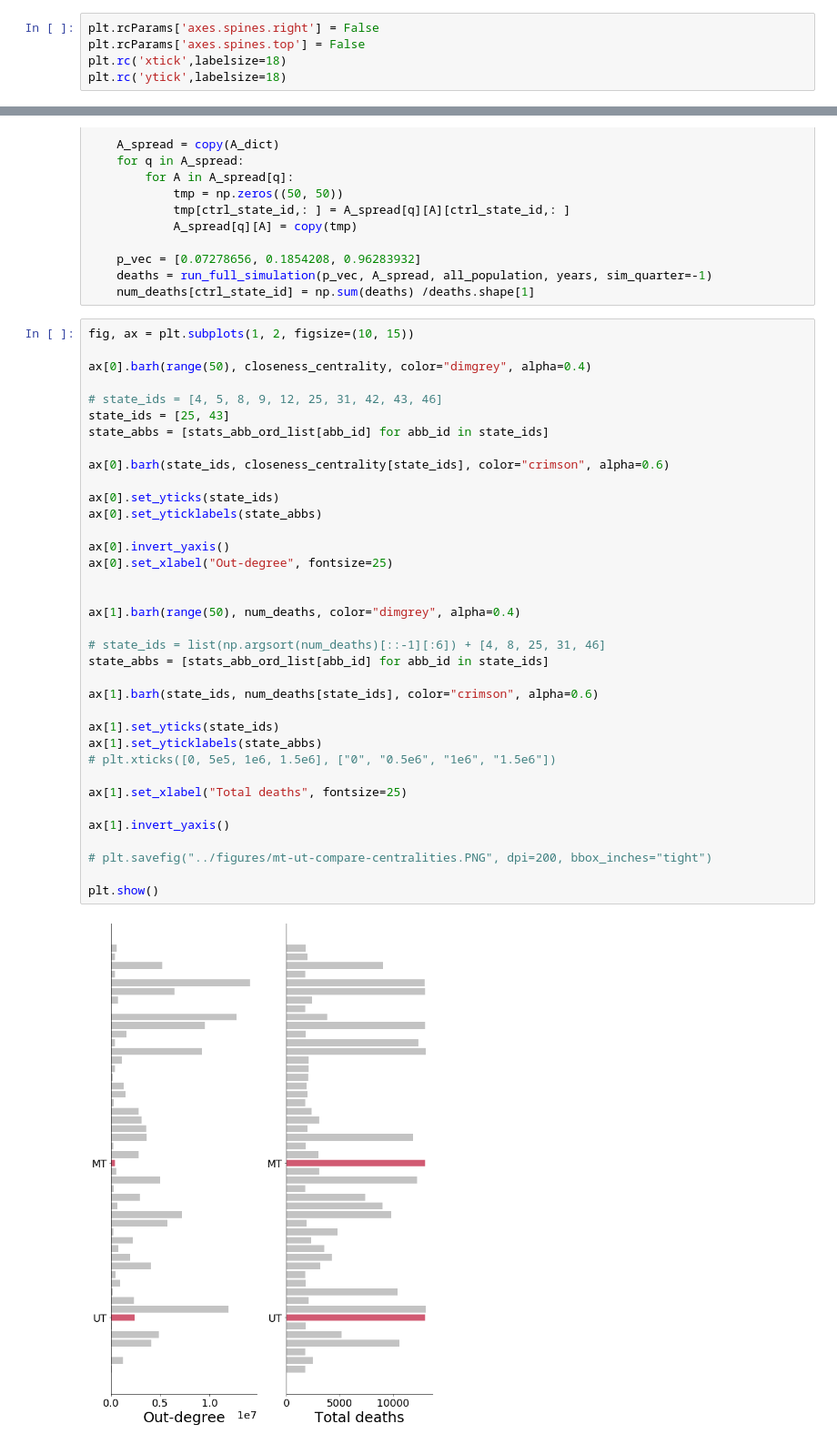
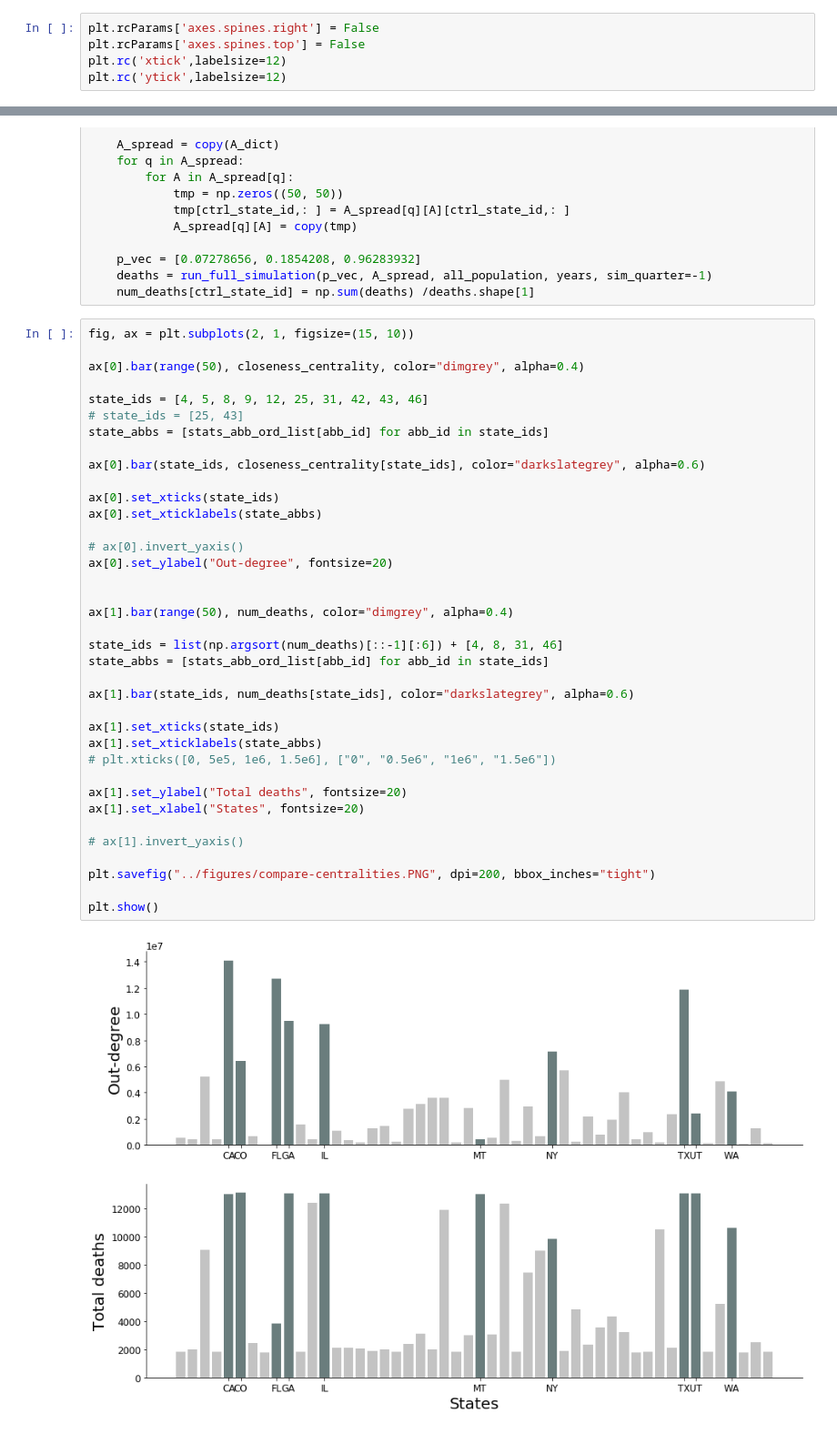
Before and after one commit to klepikhina/CSCI5352-AirTravelInfluenza, a Jupyter notebook: Code/simulations.ipynb, the cells around one changed output, grey strips where cells are left out. Shown at 91% size. Cells and saved outputs as stored; diff of their text form.

Commit message:
Plotting stuff for report

```diff
--- a/Code/simulations.ipynb
+++ b/Code/simulations.ipynb
@@ -380,8 +387,8 @@ closeness_centrality /= ctr
 # %%
 plt.rcParams['axes.spines.right'] = False
 plt.rcParams['axes.spines.top'] = False
-plt.rc('xtick',labelsize=18)
-plt.rc('ytick',labelsize=18)
+plt.rc('xtick',labelsize=12)
+plt.rc('ytick',labelsize=12)
 # %% [markdown]
 ### Spreading centrality
 # %%
@@ -400,40 +407,41 @@ for ctrl_state_id in range(50):
     deaths = run_full_simulation(p_vec, A_spread, all_population, years, sim_quarter=-1)
     num_deaths[ctrl_state_id] = np.sum(deaths) /deaths.shape[1]
 # %%
-fig, ax = plt.subplots(1, 2, figsize=(10, 15))
+fig, ax = plt.subplots(2, 1, figsize=(15, 10))
 
-ax[0].barh(range(50), closeness_centrality, color="dimgrey", alpha=0.4)
+ax[0].bar(range(50), closeness_centrality, color="dimgrey", alpha=0.4)
 
-# state_ids = [4, 5, 8, 9, 12, 25, 31, 42, 43, 46]
-state_ids = [25, 43]
+state_ids = [4, 5, 8, 9, 12, 25, 31, 42, 43, 46]
+# state_ids = [25, 43]
 state_abbs = [stats_abb_ord_list[abb_id] for abb_id in state_ids]
 
-ax[0].barh(state_ids, closeness_centrality[state_ids], color="crimson", alpha=0.6)
+ax[0].bar(state_ids, closeness_centrality[state_ids], color="darkslategrey", alpha=0.6)
 
-ax[0].set_yticks(state_ids)
-ax[0].set_yticklabels(state_abbs)
+ax[0].set_xticks(state_ids)
+ax[0].set_xticklabels(state_abbs)
 
-ax[0].invert_yaxis()
-ax[0].set_xlabel("Out-degree", fontsize=25)
+# ax[0].invert_yaxis()
+ax[0].set_ylabel("Out-degree", fontsize=20)
 
 
-ax[1].barh(range(50), num_deaths, color="dimgrey", alpha=0.4)
+ax[1].bar(range(50), num_deaths, color="dimgrey", alpha=0.4)
 
-# state_ids = list(np.argsort(num_deaths)[::-1][:6]) + [4, 8, 25, 31, 46]
+state_ids = list(np.argsort(num_deaths)[::-1][:6]) + [4, 8, 31, 46]
 state_abbs = [stats_abb_ord_list[abb_id] for abb_id in state_ids]
 
-ax[1].barh(state_ids, num_deaths[state_ids], color="crimson", alpha=0.6)
+ax[1].bar(state_ids, num_deaths[state_ids], color="darkslategrey", alpha=0.6)
 
-ax[1].set_yticks(state_ids)
-ax[1].set_yticklabels(state_abbs)
+ax[1].set_xticks(state_ids)
+ax[1].set_xticklabels(state_abbs)
 # plt.xticks([0, 5e5, 1e6, 1.5e6], ["0", "0.5e6", "1e6", "1.5e6"])
 
-ax[1].set_xlabel("Total deaths", fontsize=25)
+ax[1].set_ylabel("Total deaths", fontsize=20)
+ax[1].set_xlabel("States", fontsize=20)
 
-ax[1].invert_yaxis()
+# ax[1].invert_yaxis()
 
-# plt.savefig("../figures/mt-ut-compare-centralities.PNG", dpi=200, bbox_inches="tight")
+plt.savefig("../figures/compare-centralities.PNG", dpi=200, bbox_inches="tight")
 
 plt.show()
 # %% [output]
-[figure, old version]
+[figure, new version]
```
Also changed, not shown: parts of 8 cells of this notebook, 2 other files.
